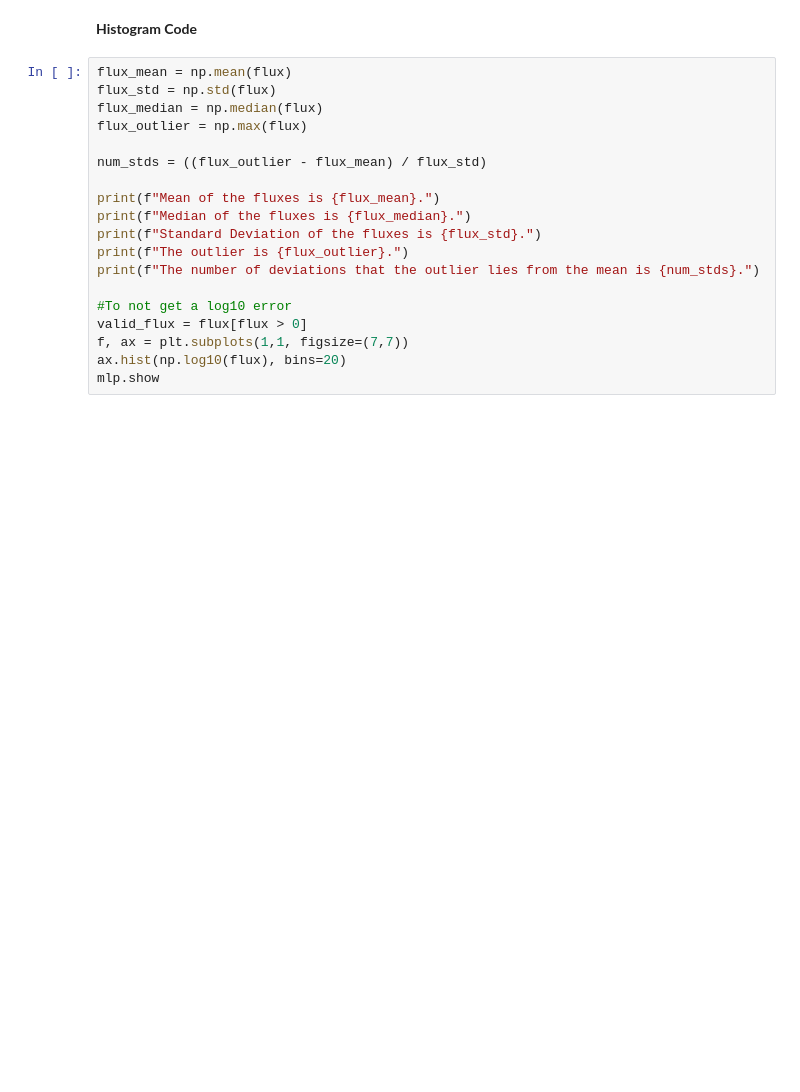
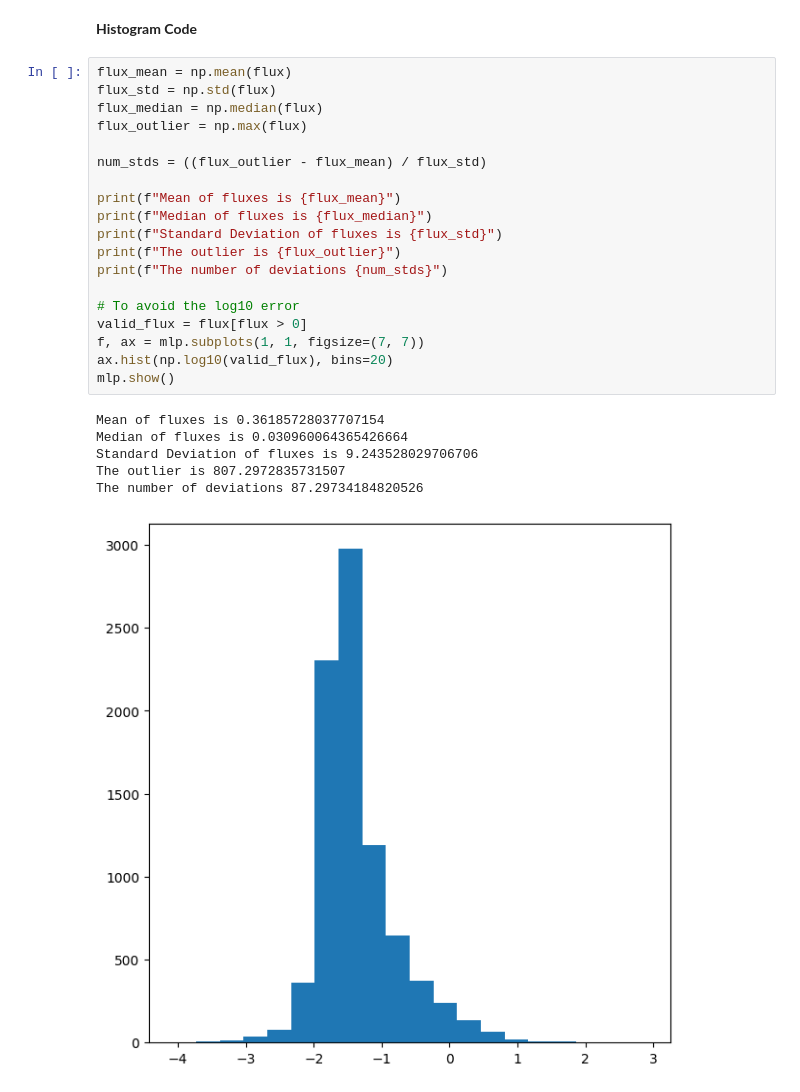
Before and after one commit to janglesbpe/ASTR-19_Final_Project, a Jupyter notebook: ASTR19_Final_Project.ipynb, the cells around one changed output. Saved outputs shown, nothing was run; the diff lists cells and outputs as text; blank space fills up the shorter version.

```diff
--- a/ASTR19_Final_Project.ipynb
+++ b/ASTR19_Final_Project.ipynb
@@ -109,19 +121,26 @@ for i in range(10):
 # %%
 flux_mean = np.mean(flux)
 flux_std = np.std(flux)
 flux_median = np.median(flux)
 flux_outlier = np.max(flux)
 
 num_stds = ((flux_outlier - flux_mean) / flux_std)
 
-print(f"Mean of the fluxes is {flux_mean}.")
-print(f"Median of the fluxes is {flux_median}.")
-print(f"Standard Deviation of the fluxes is {flux_std}.")
-print(f"The outlier is {flux_outlier}.")
-print(f"The number of deviations that the outlier lies from the mean is {num_stds}.")
+print(f"Mean of fluxes is {flux_mean}")
+print(f"Median of fluxes is {flux_median}")
+print(f"Standard Deviation of fluxes is {flux_std}")
+print(f"The outlier is {flux_outlier}")
+print(f"The number of deviations {num_stds}")
 
-#To not get a log10 error
+# To avoid the log10 error
 valid_flux = flux[flux > 0]
-f, ax = plt.subplots(1,1, figsize=(7,7))
-ax.hist(np.log10(flux), bins=20)
-mlp.show
+f, ax = mlp.subplots(1, 1, figsize=(7, 7))
+ax.hist(np.log10(valid_flux), bins=20)
+mlp.show()
+# %% [output]
+Mean of fluxes is 0.36185728037707154
+Median of fluxes is 0.030960064365426664
+Standard Deviation of fluxes is 9.243528029706706
+The outlier is 807.2972835731507
+The number of deviations 87.29734184820526
+[figure, added]
```
Also changed, not shown: parts of 9 cells of this notebook.
